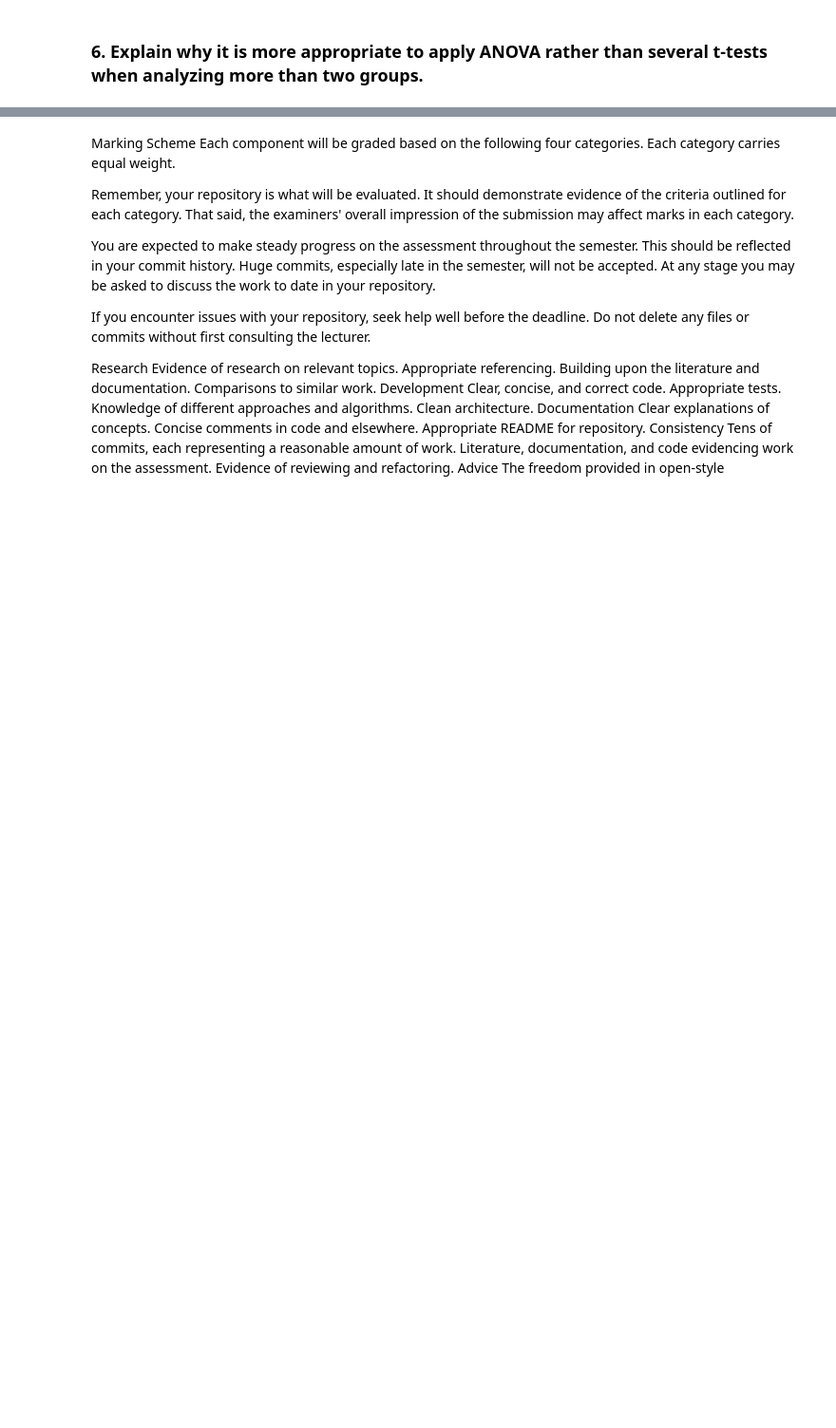
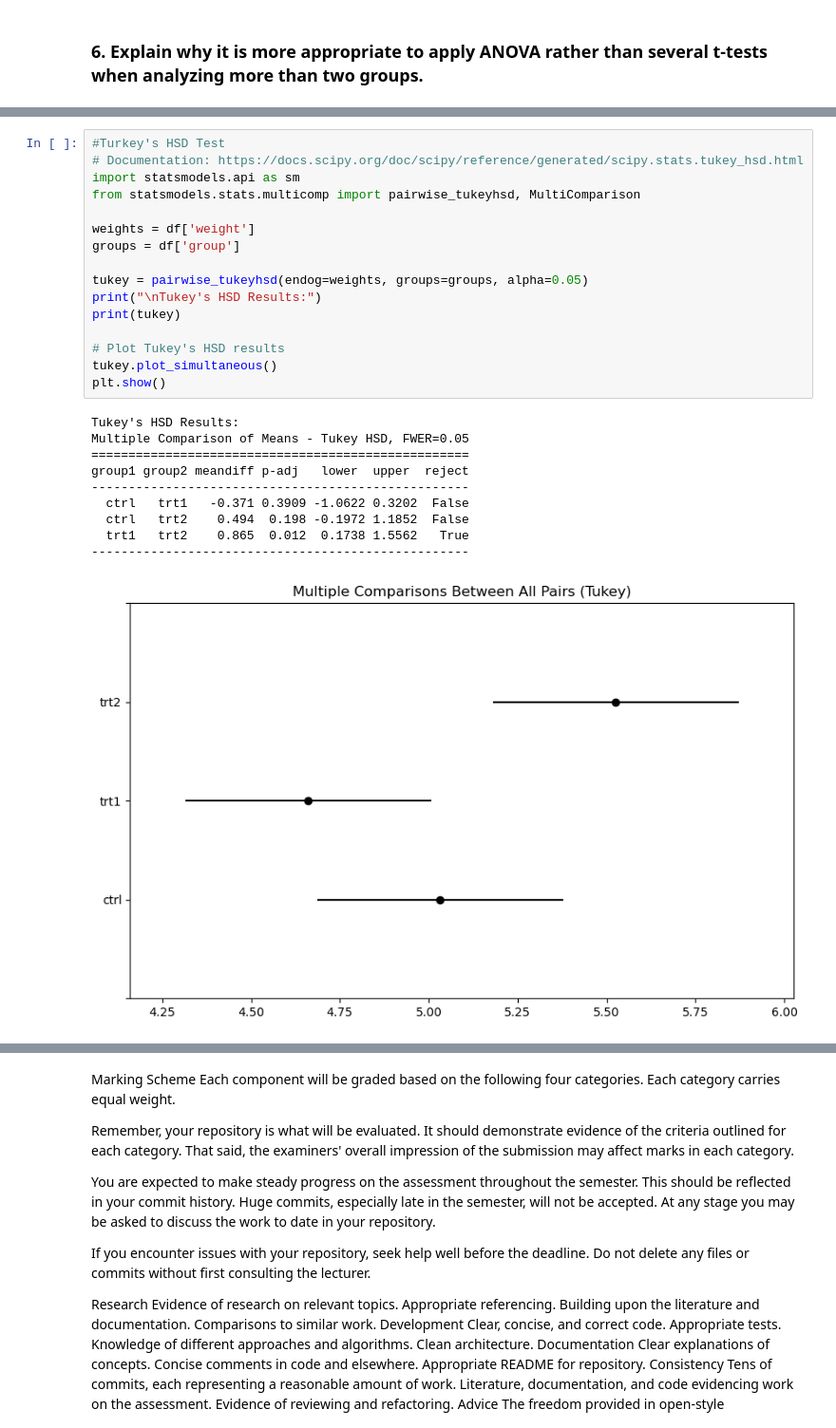
Before and after one commit to LaisColetta/Applied-Statistics, a Jupyter notebook: project.ipynb, the cells around one changed output, grey strips where cells are left out. Shown at 95% size. Cells and saved outputs as stored; diff of their text form; blank space fills up the shorter version.

Commit message:
Turkey and student-newman tests, perfoming anova and project conclusion

```diff
--- a/project.ipynb
+++ b/project.ipynb
@@ -383,0 +472,27 @@ Null Hypothesis is rejected. There is evidence to conclude that trt1 and trt2 me
+# %%
+#Turkey's HSD Test
+# Documentation: https://docs.scipy.org/doc/scipy/reference/generated/scipy.stats.tukey_hsd.html
+import statsmodels.api as sm
+from statsmodels.stats.multicomp import pairwise_tukeyhsd, MultiComparison
+
+weights = df['weight']
+groups = df['group']
+
+tukey = pairwise_tukeyhsd(endog=weights, groups=groups, alpha=0.05)
+print("\nTukey's HSD Results:")
+print(tukey)
+
+# Plot Tukey's HSD results
+tukey.plot_simultaneous()
+plt.show()
+# %% [output]
+Tukey's HSD Results:
+Multiple Comparison of Means - Tukey HSD, FWER=0.05
+===================================================
+group1 group2 meandiff p-adj   lower  upper  reject
+---------------------------------------------------
+  ctrl   trt1   -0.371 0.3909 -1.0622 0.3202  False
+  ctrl   trt2    0.494  0.198 -0.1972 1.1852  False
+  trt1   trt2    0.865  0.012  0.1738 1.5562   True
+---------------------------------------------------
+[figure, added]
```
Also changed, not shown: parts of 9 cells of this notebook, 1 other file.
